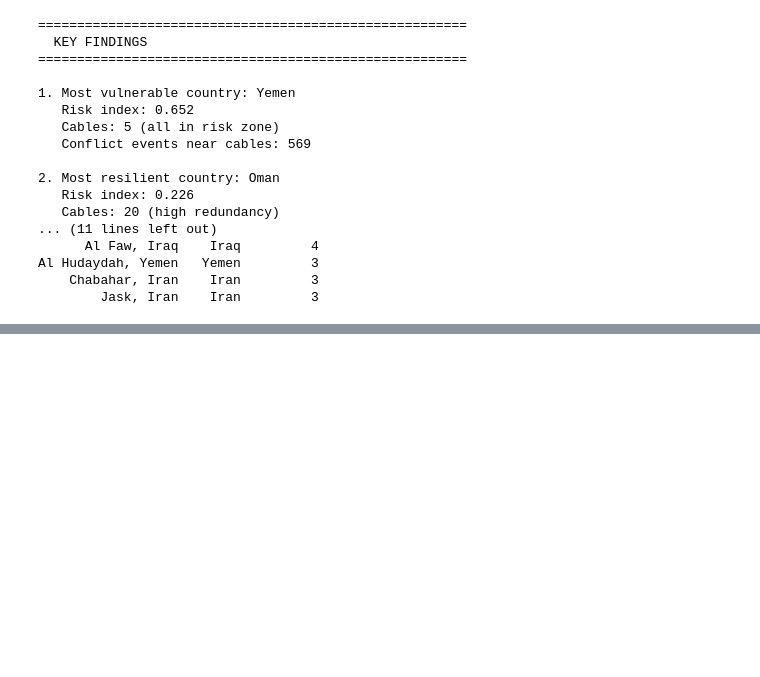
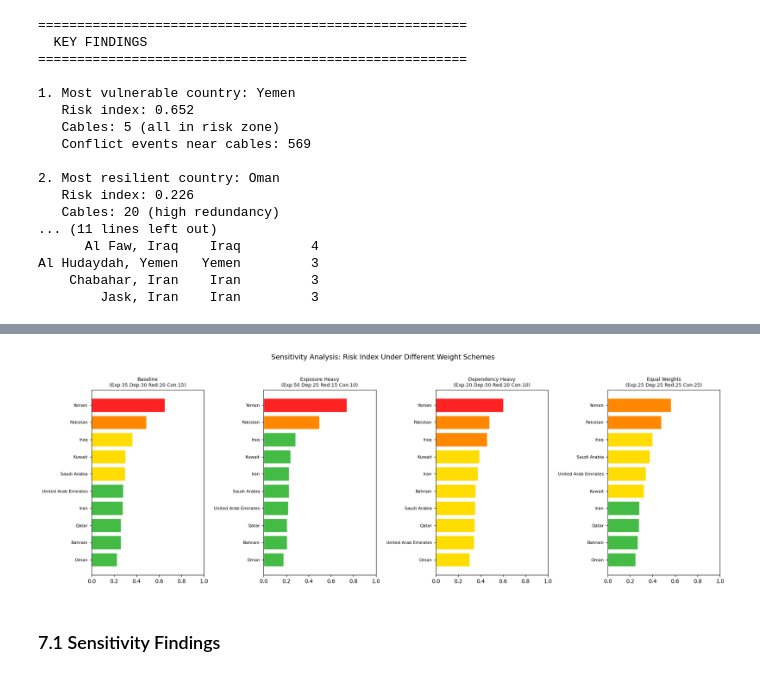
Before and after one commit to CarolinaMCruz/hormuz-cable-risk, a Jupyter notebook: notebooks/01_analisis.ipynb, the cells around one changed output, grey strips where cells are left out. Cells and saved outputs as stored; diff of their text form; code cells hidden in the pictures; blank space fills up the shorter version.

Commit message:
Add sensitivity analysis to notebook

```diff
--- a/notebooks/01_analisis.ipynb
+++ b/notebooks/01_analisis.ipynb
@@ -302,0 +309,63 @@ Al Hudaydah, Yemen   Yemen         3
+# %%
+from itertools import product
+
+# Baseline weights
+baseline = {
+    "n_exposicion":    0.35,
+    "n_dependencia":   0.30,
+    "n_redundancia":   0.20,
+    "n_concentracion": 0.15,
+}
+
+# Alternative scenarios
+escenarios = {
+    "Baseline\n(Exp:35 Dep:30 Red:20 Con:15)": baseline,
+    "Exposure Heavy\n(Exp:50 Dep:25 Red:15 Con:10)": {
+        "n_exposicion": 0.50, "n_dependencia": 0.25,
+        "n_redundancia": 0.15, "n_concentracion": 0.10,
+    },
+    "Dependency Heavy\n(Exp:20 Dep:50 Red:20 Con:10)": {
+        "n_exposicion": 0.20, "n_dependencia": 0.50,
+        "n_redundancia": 0.20, "n_concentracion": 0.10,
+    },
+    "Equal Weights\n(Exp:25 Dep:25 Red:25 Con:25)": {
+        "n_exposicion": 0.25, "n_dependencia": 0.25,
+        "n_redundancia": 0.25, "n_concentracion": 0.25,
+    },
+}
+
+# Calcular índice para cada escenario
+resultados = pd.DataFrame({"country": df_indice["country"]})
+
+for nombre, pesos in escenarios.items():
+    resultados[nombre] = sum(
+        df_indice[col] * peso for col, peso in pesos.items()
+    ).round(3)
+
+# Ranking por escenario
+print("RANKINGS BY SCENARIO:\n")
+for col in resultados.columns[1:]:
+    ranked = resultados.sort_values(col, ascending=False)["country"].tolist()
+    print(f"{col.split(chr(10))[0]}:")
+    for i, pais in enumerate(ranked, 1):
+        print(f"  {i}. {pais}")
+    print()
+
+# Gráfico comparativo
+fig, axes = plt.subplots(1, 4, figsize=(18, 6), sharey=False)
+
+for ax, col in zip(axes, resultados.columns[1:]):
+    sorted_df = resultados.sort_values(col, ascending=True)
+    colors = ["#ff2222" if v >= 0.6 else "#ff8800" if v >= 0.45
+              else "#ffdd00" if v >= 0.30 else "#44bb44"
+              for v in sorted_df[col]]
+    ax.barh(sorted_df["country"], sorted_df[col], color=colors, edgecolor="white")
+    ax.set_title(col, fontsize=9)
+    ax.set_xlim(0, 1)
+    ax.tick_params(axis="y", labelsize=8)
+
+fig.suptitle("Sensitivity Analysis: Risk Index Under Different Weight Schemes",
+             fontsize=13, y=1.02)
+plt.tight_layout()
+plt.show()
+# %% [output]
@@ -302,0 +389,3 @@ Al Hudaydah, Yemen   Yemen         3
+[figure, added]
+# %% [markdown]
+### 7.1 Sensitivity Findings
```
Also changed, not shown: parts of 5 cells of this notebook.
